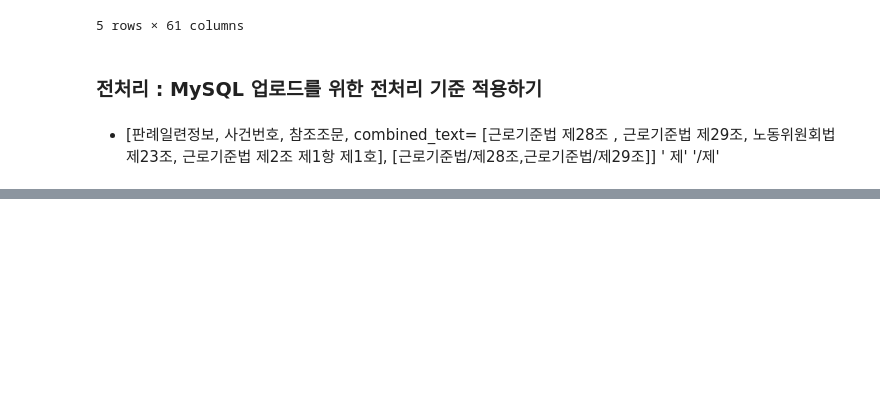
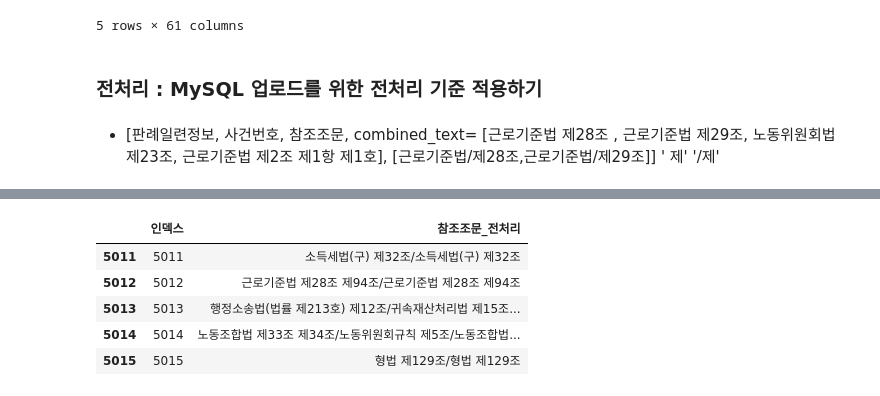
Before and after one commit to sesac-NoF/NoF, a Jupyter notebook: Labor_precedent_EDA/13_Labor_Real_refByComma.ipynb, the cells around one changed output, grey strips where cells are left out. Saved outputs shown, nothing was run; the diff lists cells and outputs as text; code cells hidden in the pictures; blank space fills up the shorter version.

```diff
--- a/Labor_precedent_EDA/13_Labor_Real_refByComma.ipynb
+++ b/Labor_precedent_EDA/13_Labor_Real_refByComma.ipynb
@@ -816,3 +816,5 @@ result_data3_gana1.head()
 * [판례일련정보, 사건번호, 참조조문, combined_text= [근로기준법 제28조 , 근로기준법 제29조, 노동위원회법 제23조, 근로기준법 제2조 제1항 제1호], [근로기준법/제28조,근로기준법/제29조]] ' 제' '/제'
 # %%
 [판례일련정보, 사건번호, 참조조문, combined_text= [근로기준법 제28조 , 근로기준법 제29조, 노동위원회법 제23조, 근로기준법 제2조 제1항 제1호], [근로기준법/제28조,근로기준법/제29조]] ' 제' '/제'
+# %%
+result_data3_gana1 = pd.read_csv(r'C:\Users\user\Desktop\프로젝트 기획서\NoF\Labor_precedent_EDA\result_data3_gana1.csv')
@@ -818,0 +897,9 @@ result_data3_gana1.head()
+# %%
+result_data3_subset.tail()
+# %% [output]
+|  | 인덱스 | 참조조문_전처리 |
+| 5011 | 5011 | 소득세법(구) 제32조/소득세법(구) 제32조 |
+| 5012 | 5012 | 근로기준법 제28조 제94조/근로기준법 제28조 제94조 |
+| 5013 | 5013 | 행정소송법(법률 제213호) 제12조/귀속재산처리법 제15조... |
+| 5014 | 5014 | 노동조합법 제33조 제34조/노동위원회규칙 제5조/노동조합법... |
+| 5015 | 5015 | 형법 제129조/형법 제129조 |
```
Also changed, not shown: parts of 18 cells of this notebook, 1 other file.
